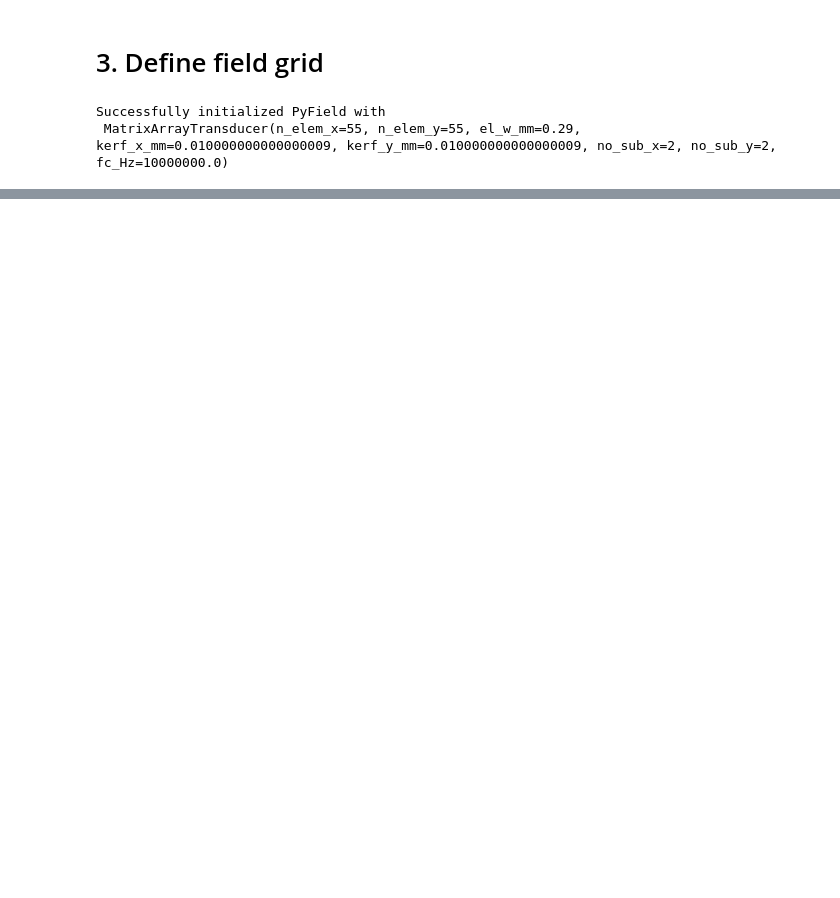
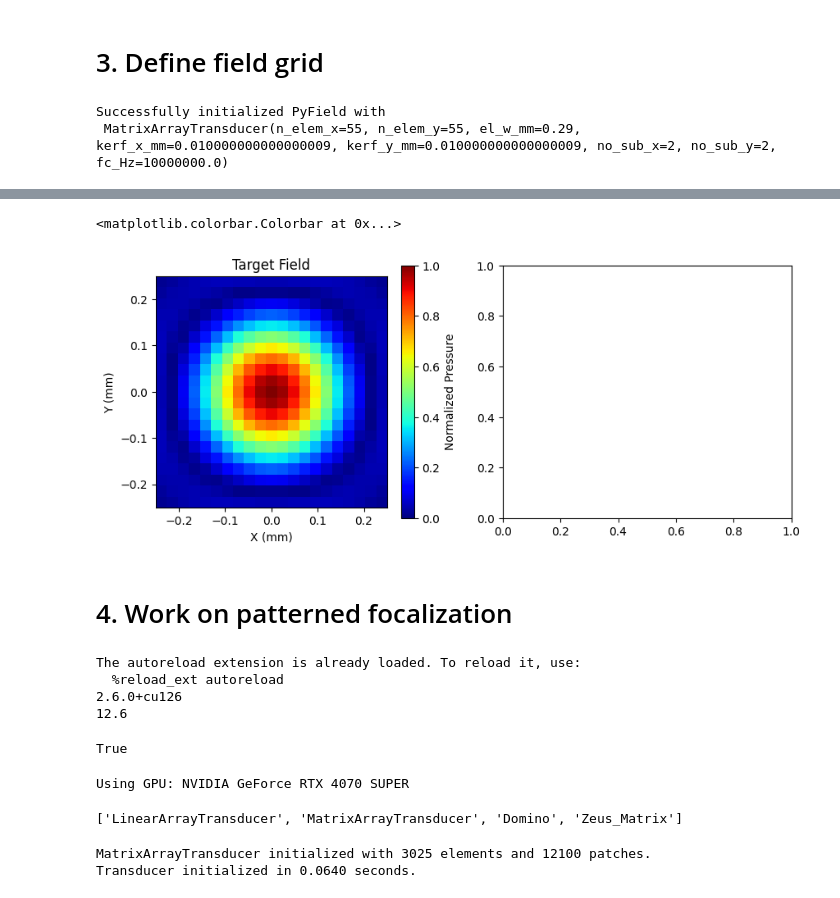
Before and after one commit to EstebanRivera08/eSDIva, a Jupyter notebook: tutorials/Tutorial_PatternedFocus.ipynb, the cells around one changed output, grey strips where cells are left out. Saved outputs shown, nothing was run; the diff lists cells and outputs as text; code cells hidden in the pictures; blank space fills up the shorter version.

```diff
--- a/tutorials/Tutorial_PatternedFocus.ipynb
+++ b/tutorials/Tutorial_PatternedFocus.ipynb
@@ -208,0 +139,54 @@ apodization = Zeus_Matrix.compute_apodization(focus_mm = focus_mm, apodization_t
+# %%
+_, _, nz_target = pressure_field.shape
+target = pressure_field[:,:,nz_target//2].squeeze()/ max_pressure
+
+fig, ax = plt.subplots(1,2, figsize=(10, 4))
+im1 = ax[0].imshow(target, extent=(x.min(), x.max(), y.min(), y.max()), vmin = 0, vmax = 1, cmap='jet')
+ax[0].set_title("Target Field")
+ax[0].set_xlabel("X (mm)")
+ax[0].set_ylabel("Y (mm)")
+fig.colorbar(im1, ax =ax[0], orientation='vertical', label='Normalized Pressure')
+# %% [output]
+<matplotlib.colorbar.Colorbar at 0x...>
+[figure, added]
+# %% [markdown]
+# 4. Work on patterned focalization
+# %%
+import numpy as np
+import matplotlib.pyplot as plt
+import pyvista as pv
+%load_ext autoreload
+%autoreload 2
+
+from torch_test import TorchField, create_simulation_grid
+import torch
+
+print(torch.__version__)
+print(torch.version.cuda)
+torch.cuda.is_available()
+# %% [output]
+The autoreload extension is already loaded. To reload it, use:
+  %reload_ext autoreload
+2.6.0+cu126
+12.6
+True
+# %%
+device_number = 0 # if you have multiple GPUs
+if torch.cuda.is_available():
+    print(f'Using GPU: {torch.cuda.get_device_name(device_number)}')
+    device = torch.device(f'cuda:{device_number}')
+else:
+    print(f'No GPU available, running on CPU. May be slow.')
+    device = torch.device('cpu')
+# %% [output]
+Using GPU: NVIDIA GeForce RTX 4070 SUPER
+# %%
+import pysonogen.transducers as Transducers
+print(Transducers.available_transducers())
+# %% [output]
+['LinearArrayTransducer', 'MatrixArrayTransducer', 'Domino', 'Zeus_Matrix']
+# %%
+Zeus_Matrix = Transducers.Zeus_Matrix()
+# %% [output]
+MatrixArrayTransducer initialized with 3025 elements and 12100 patches.
+Transducer initialized in 0.0640 seconds.
```
Also changed, not shown: parts of 26 cells of this notebook, 9 other files.
